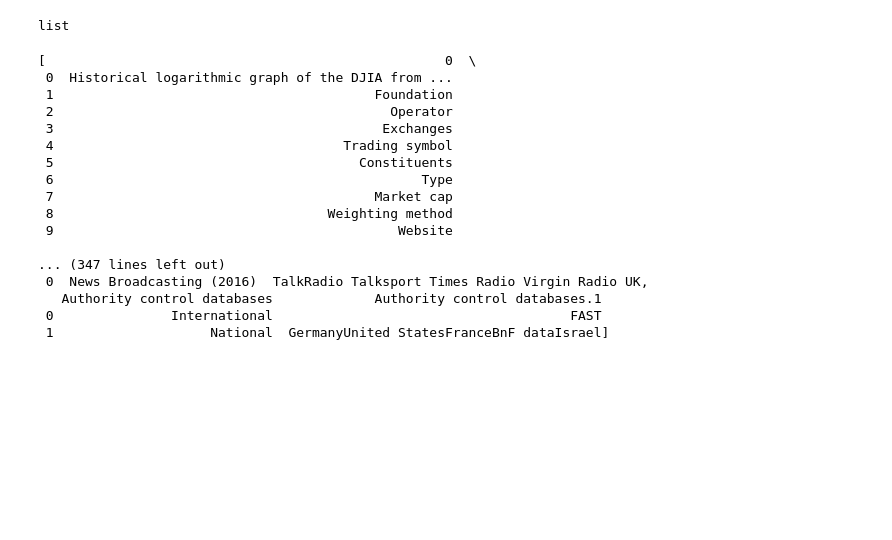
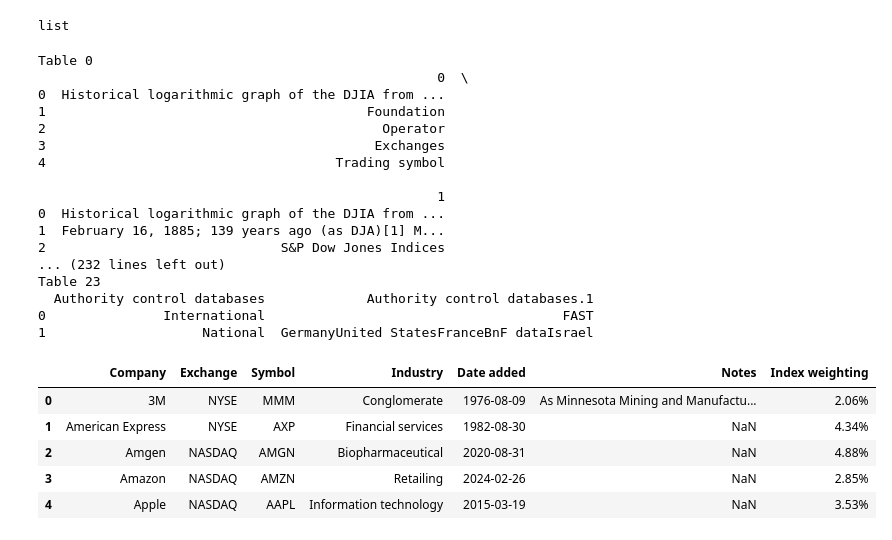
Before and after one commit to MichalPoleszczuk/Books, a Jupyter notebook: Python_for_Algorithmic_Trading_Cookbook/Chapter3/Notes_to_Chapter3.ipynb, the cells around one changed output. Saved outputs shown, nothing was run; the diff lists cells and outputs as text; code cells hidden in the pictures; blank space fills up the shorter version.

```diff
--- a/Python_for_Algorithmic_Trading_Cookbook/Chapter3/Notes_to_Chapter3.ipynb
+++ b/Python_for_Algorithmic_Trading_Cookbook/Chapter3/Notes_to_Chapter3.ipynb
@@ -434,22 +436,39 @@ type(tables)
 # %% [output]
 list
 # %%
-tables
+# Display all tables to identify the correct one
+for i, table in enumerate(tables):
+    print(f"Table {i}")
+    print(table.head())
+    print("\n")
 # %% [output]
-[                                                   0  \
- 0  Historical logarithmic graph of the DJIA from ...
- 1                                         Foundation
- 2                                           Operator
- 3                                          Exchanges
- 4                                     Trading symbol
- 5                                       Constituents
- 6                                               Type
- 7                                         Market cap
- 8                                   Weighting method
- 9                                            Website
+Table 0
+                                                   0  \
+0  Historical logarithmic graph of the DJIA from ...
+1                                         Foundation
+2                                           Operator
+3                                          Exchanges
+4                                     Trading symbol
 
-... (347 lines left out)
- 0  News Broadcasting (2016)  TalkRadio Talksport Times Radio Virgin Radio UK,
-   Authority control databases             Authority control databases.1
- 0               International                                      FAST
- 1                    National  GermanyUnited StatesFranceBnF dataIsrael]
+                                                   1
+0  Historical logarithmic graph of the DJIA from ...
+1  February 16, 1885; 139 years ago (as DJA)[1] M...
+2                              S&P Dow Jones Indices
+... (232 lines left out)
+Table 23
+  Authority control databases             Authority control databases.1
+0               International                                      FAST
+1                    National  GermanyUnited StatesFranceBnF dataIsrael
+# %%
+# Access the table at index 2, which is the one we need
+dji = tables[2]
+
+# Display the first few rows of the table to verify
+dji.head()
+# %% [output]
+|  | Company | Exchange | Symbol | Industry | Date added | Notes | Index weighting |
+| 0 | 3M | NYSE | MMM | Conglomerate | 1976-08-09 | As Minnesota Mining and Manufactu... | 2.06% |
+| 1 | American Express | NYSE | AXP | Financial services | 1982-08-30 | NaN | 4.34% |
+| 2 | Amgen | NASDAQ | AMGN | Biopharmaceutical | 2020-08-31 | NaN | 4.88% |
+| 3 | Amazon | NASDAQ | AMZN | Retailing | 2024-02-26 | NaN | 2.85% |
+| 4 | Apple | NASDAQ | AAPL | Information technology | 2015-03-19 | NaN | 3.53% |
```
Also changed, not shown: parts of 7 cells of this notebook.
